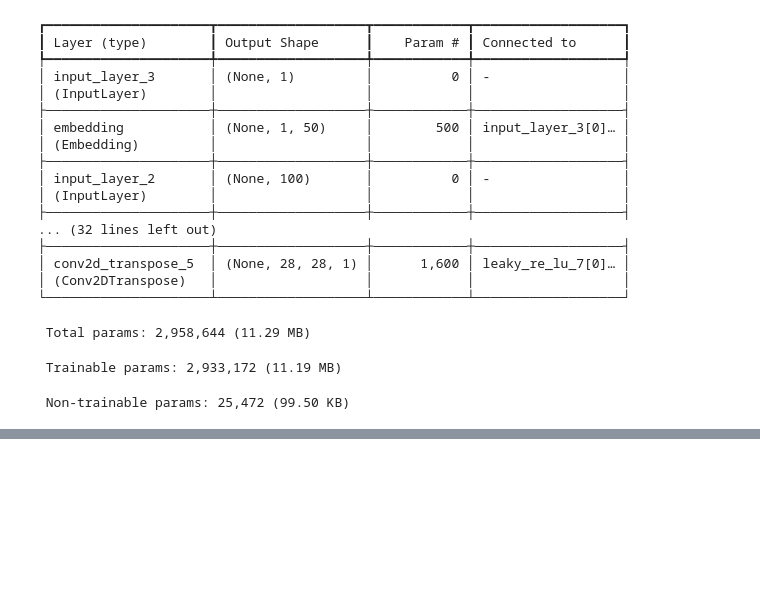
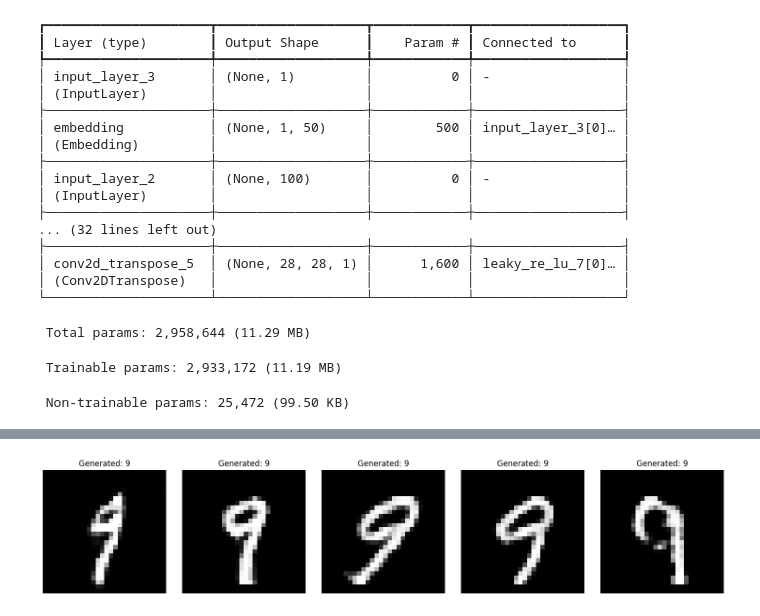
Before and after one commit to ziadalaa7/DCGAN-mnist-dataset, a Jupyter notebook: gans.ipynb, the cells around one changed output, grey strips where cells are left out. Saved outputs shown, nothing was run; the diff lists cells and outputs as text; code cells hidden in the pictures; blank space fills up the shorter version.

```diff
--- a/gans.ipynb
+++ b/gans.ipynb
@@ -404,13 +432,6 @@ print("Models saved successfully!")
 # %%
-# دالة مساعدة: توليد صورة لأي رقم تختاره
 def generate_digit(digit_number, num_images=1):
-    """
-    توليد صور لرقم محدد
 
-    Args:
-        digit_number: الرقم المطلوب (0-9)
-        num_images: عدد الصور المطلوب توليدها
-    """
     if digit_number < 0 or digit_number > 9:
         print("Error: Please enter a digit between 0 and 9")
         return
@@ -426,12 +447,14 @@ def generate_digit(digit_number, num_images=1):
         axes = [axes]
 
     for i in range(num_images):
+        plt.imshow((generated_images[i] * 0.5 + 0.5).numpy().reshape(28, 28), cmap='gray')
         axes[i].imshow(generated_images[i].numpy().reshape(28, 28), cmap='gray')
         axes[i].set_title(f'Generated: {digit_number}')
         axes[i].axis('off')
 
     plt.tight_layout()
     plt.show()
-
-# مثال: توليد صور للرقم 7
-generate_digit(7, num_images=5)
+# %%
+generate_digit(9, num_images=5)
+# %% [output]
+[figure, added]
```
Also changed, not shown: parts of 17 cells of this notebook, 10 other files.
